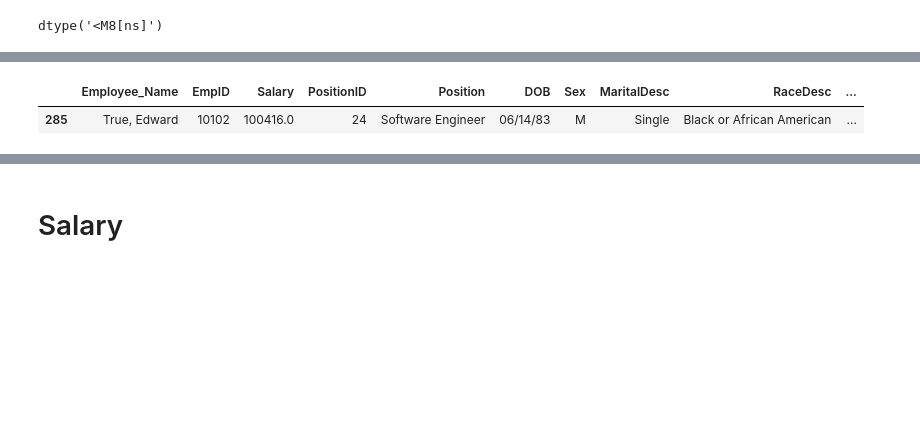
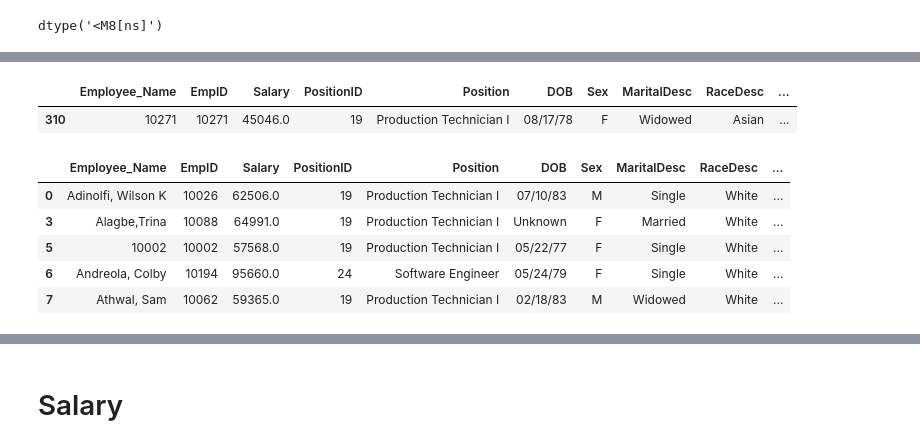
Before and after one commit to Tuwaiq-Data-Science-Bootcamp-V4/Missing-Data-Lab, a Jupyter notebook: Missing_Data_Assignment.ipynb, the cells around one changed output, grey strips where cells are left out. Cells and saved outputs as stored; diff of their text form; code cells hidden in the pictures; blank space fills up the shorter version.

```diff
--- a/Missing_Data_Assignment.ipynb
+++ b/Missing_Data_Assignment.ipynb
@@ -503,7 +497,7 @@ df3.DateofTermination.isna().sum()
 # %%
-df3.DateofTermination = df3.DateofTermination.fillna("2010|2011")
+#df3.DateofTermination = df3.DateofTermination.fillna("2010|2011")
 # %%
 df3.sample()
 # %% [output]
 |  | Employee_Name | EmpID | Salary | PositionID | Position | DOB | Sex | MaritalDesc | RaceDesc | ... |
-| 285 | True, Edward | 10102 | 100416.0 | 24 | Software Engineer | 06/14/83 | M | Single | Black or African American | ... |
+| 310 | 10271 | 10271 | 45046.0 | 19 | Production Technician I | 08/17/78 | F | Widowed | Asian | ... |
@@ -509,0 +506,9 @@ df3.sample()
+# %%
+df3[df3.DateofTermination == "2010|2011"].head()
+# %% [output]
+|  | Employee_Name | EmpID | Salary | PositionID | Position | DOB | Sex | MaritalDesc | RaceDesc | ... |
+| 0 | Adinolfi, Wilson K | 10026 | 62506.0 | 19 | Production Technician I | 07/10/83 | M | Single | White | ... |
+| 3 | Alagbe,Trina | 10088 | 64991.0 | 19 | Production Technician I | Unknown | F | Married | White | ... |
+| 5 | 10002 | 10002 | 57568.0 | 19 | Production Technician I | 05/22/77 | F | Single | White | ... |
+| 6 | Andreola, Colby | 10194 | 95660.0 | 24 | Software Engineer | 05/24/79 | F | Single | White | ... |
+| 7 | Athwal, Sam | 10062 | 59365.0 | 19 | Production Technician I | 02/18/83 | M | Widowed | White | ... |
```
Also changed, not shown: parts of 10 cells of this notebook.
